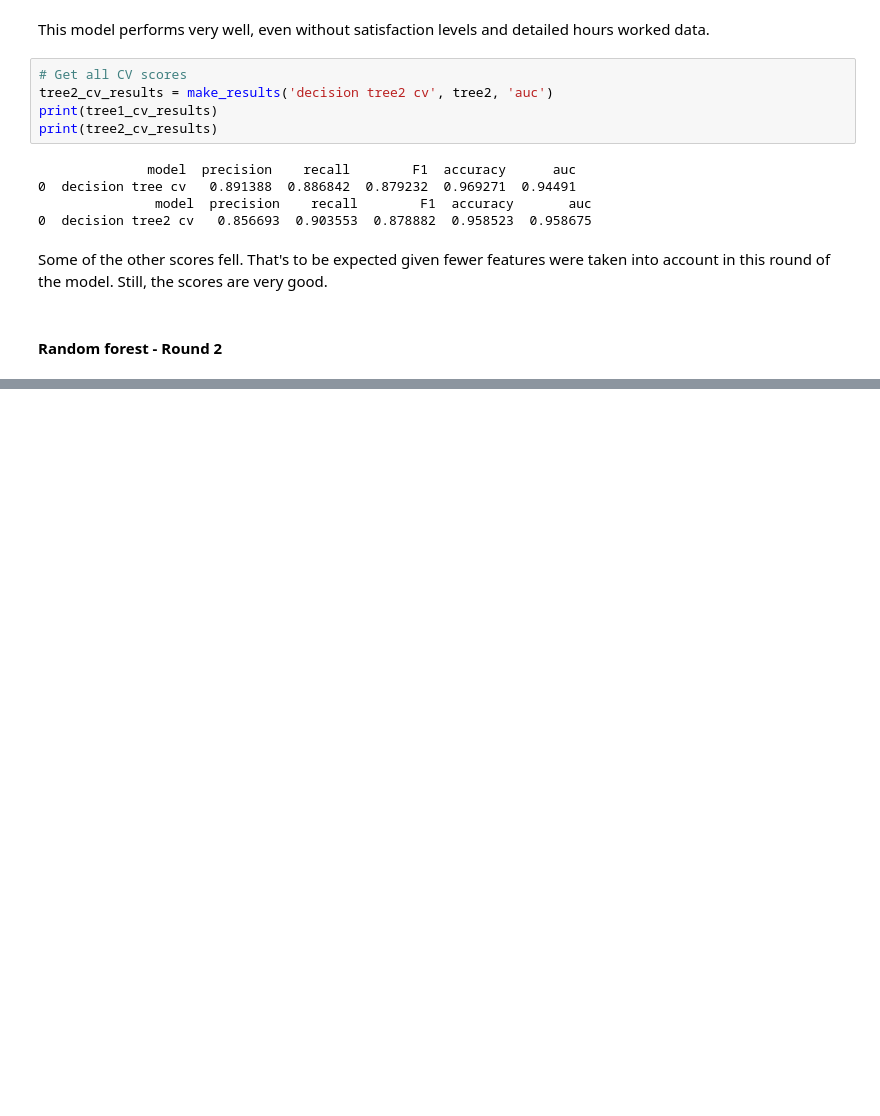
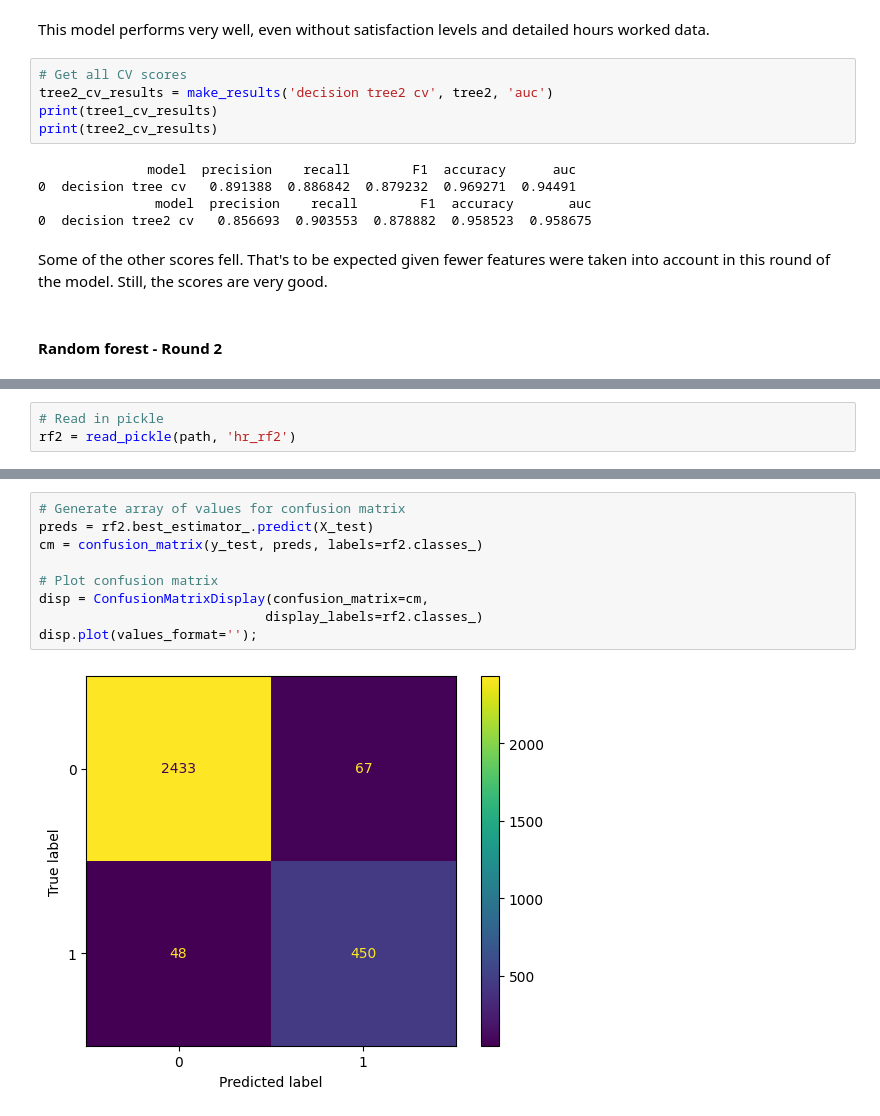
Before and after one commit to ajeronimoguerra/Case-Study-in-R---Amazon-BestBookselling-09-22, a Jupyter notebook: high-employee-turnover-rate.ipynb, the cells around one changed output, grey strips where cells are left out. Saved outputs shown, nothing was run; the diff lists cells and outputs as text; blank space fills up the shorter version.

```diff
--- a/high-employee-turnover-rate.ipynb
+++ b/high-employee-turnover-rate.ipynb
@@ -1128,0 +1133,3 @@ By implementing these recommendations and continuing to refine the model, we can
+# %%
+# Read in pickle
+rf2 = read_pickle(path, 'hr_rf2')
@@ -1128,0 +1170,11 @@ By implementing these recommendations and continuing to refine the model, we can
+# %%
+# Generate array of values for confusion matrix
+preds = rf2.best_estimator_.predict(X_test)
+cm = confusion_matrix(y_test, preds, labels=rf2.classes_)
+
+# Plot confusion matrix
+disp = ConfusionMatrixDisplay(confusion_matrix=cm,
+                             display_labels=rf2.classes_)
+disp.plot(values_format='');
+# %% [output]
+[figure, added]
```
Also changed, not shown: parts of 23 cells of this notebook.
